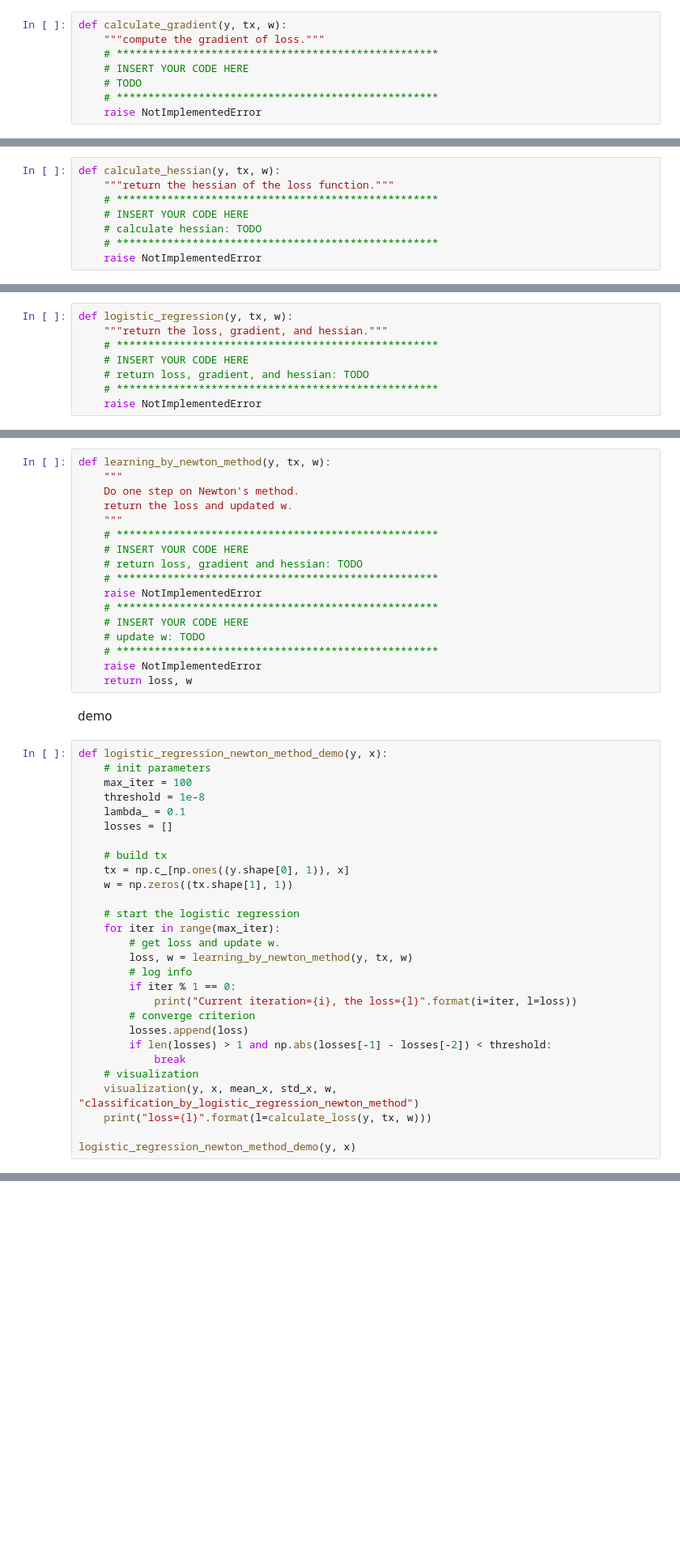
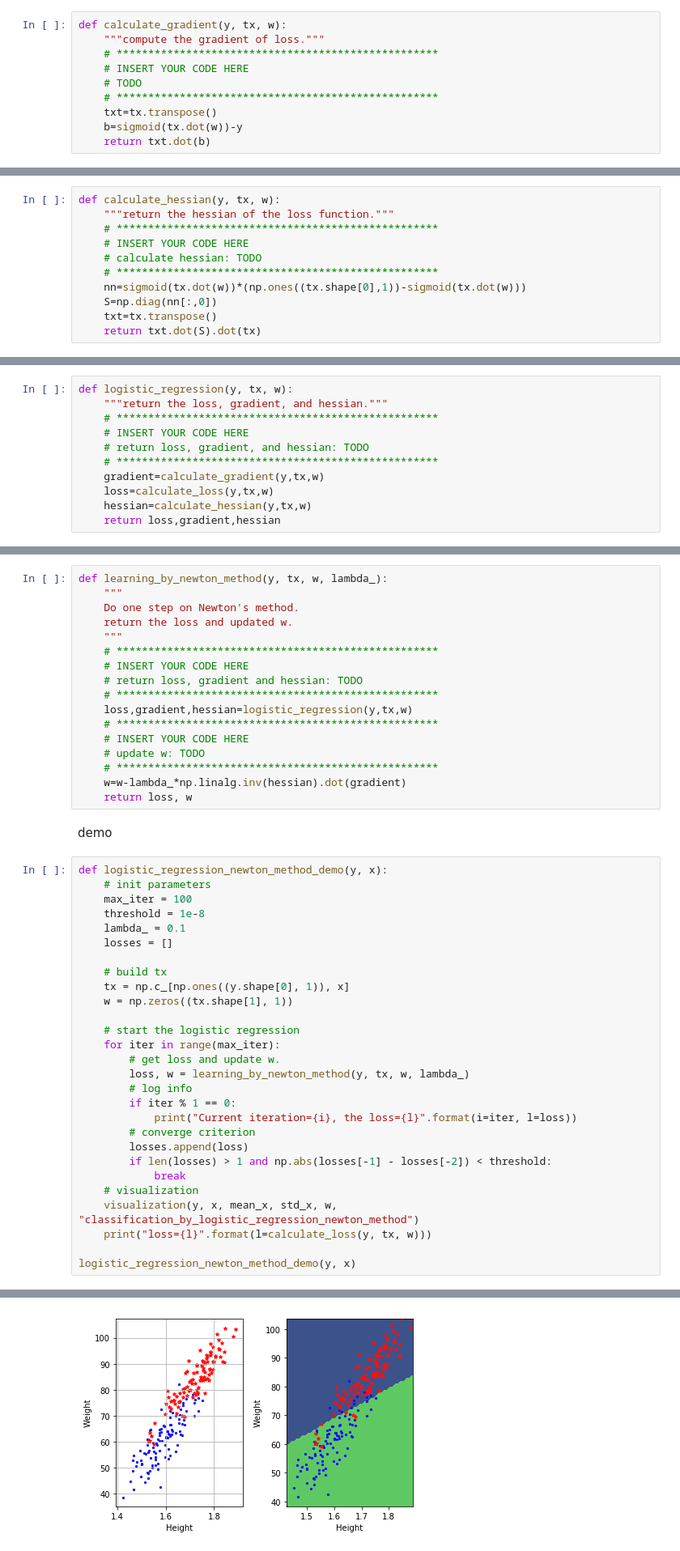
Before and after one commit to wickipedia/ML_course, a Jupyter notebook: labs/ex05/template/ex05.ipynb, the cells around one changed output, grey strips where cells are left out. Shown at 81% size. Cells and saved outputs as stored; diff of their text form; blank space fills up the shorter version.

```diff
--- a/labs/ex05/template/ex05.ipynb
+++ b/labs/ex05/template/ex05.ipynb
@@ -66,7 +71,9 @@ def calculate_gradient(y, tx, w):
     # INSERT YOUR CODE HERE
     # TODO
     # ***************************************************
-    raise NotImplementedError
+    txt=tx.transpose()
+    b=sigmoid(tx.dot(w))-y
+    return txt.dot(b)
 # %% [markdown]
 ### Using Gradient Descent
 Implement your function to calculate the gradient for logistic regression.
@@ -133,4 +159,7 @@ def calculate_hessian(y, tx, w):
     # INSERT YOUR CODE HERE
     # calculate hessian: TODO
     # ***************************************************
-    raise NotImplementedError
+    nn=sigmoid(tx.dot(w))*(np.ones((tx.shape[0],1))-sigmoid(tx.dot(w)))
+    S=np.diag(nn[:,0])
+    txt=tx.transpose()
+    return txt.dot(S).dot(tx)
@@ -143,12 +180,15 @@ def logistic_regression(y, tx, w):
     # INSERT YOUR CODE HERE
     # return loss, gradient, and hessian: TODO
     # ***************************************************
-    raise NotImplementedError
+    gradient=calculate_gradient(y,tx,w)
+    loss=calculate_loss(y,tx,w)
+    hessian=calculate_hessian(y,tx,w)
+    return loss,gradient,hessian
 # %% [markdown]
 ### Using Newton's method
 Use Newton's method for logistic regression.
 # %%
-def learning_by_newton_method(y, tx, w):
+def learning_by_newton_method(y, tx, w, lambda_):
     """
     Do one step on Newton's method.
     return the loss and updated w.
@@ -157,12 +197,12 @@ def learning_by_newton_method(y, tx, w):
     # INSERT YOUR CODE HERE
     # return loss, gradient and hessian: TODO
     # ***************************************************
-    raise NotImplementedError
+    loss,gradient,hessian=logistic_regression(y,tx,w)
     # ***************************************************
     # INSERT YOUR CODE HERE
     # update w: TODO
     # ***************************************************
-    raise NotImplementedError
+    w=w-lambda_*np.linalg.inv(hessian).dot(gradient)
     return loss, w
 # %% [markdown]
 demo
@@ -181,7 +221,7 @@ def logistic_regression_newton_method_demo(y, x):
     # start the logistic regression
     for iter in range(max_iter):
         # get loss and update w.
-        loss, w = learning_by_newton_method(y, tx, w)
+        loss, w = learning_by_newton_method(y, tx, w, lambda_)
         # log info
         if iter % 1 == 0:
             print("Current iteration={i}, the loss={l}".format(i=iter, l=loss))
@@ -194,3 +234,4 @@ def logistic_regression_newton_method_demo(y, x):
     print("loss={l}".format(l=calculate_loss(y, tx, w)))
 
 logistic_regression_newton_method_demo(y, x)
+# %% [output]
@@ -197,3 +255,4 @@ logistic_regression_newton_method_demo(y, x)
+[figure, added]
 # %% [markdown]
 ### Using penalized logistic regression
 Fill in the function below.
```
Also changed, not shown: parts of 10 cells of this notebook, 6 other files.
